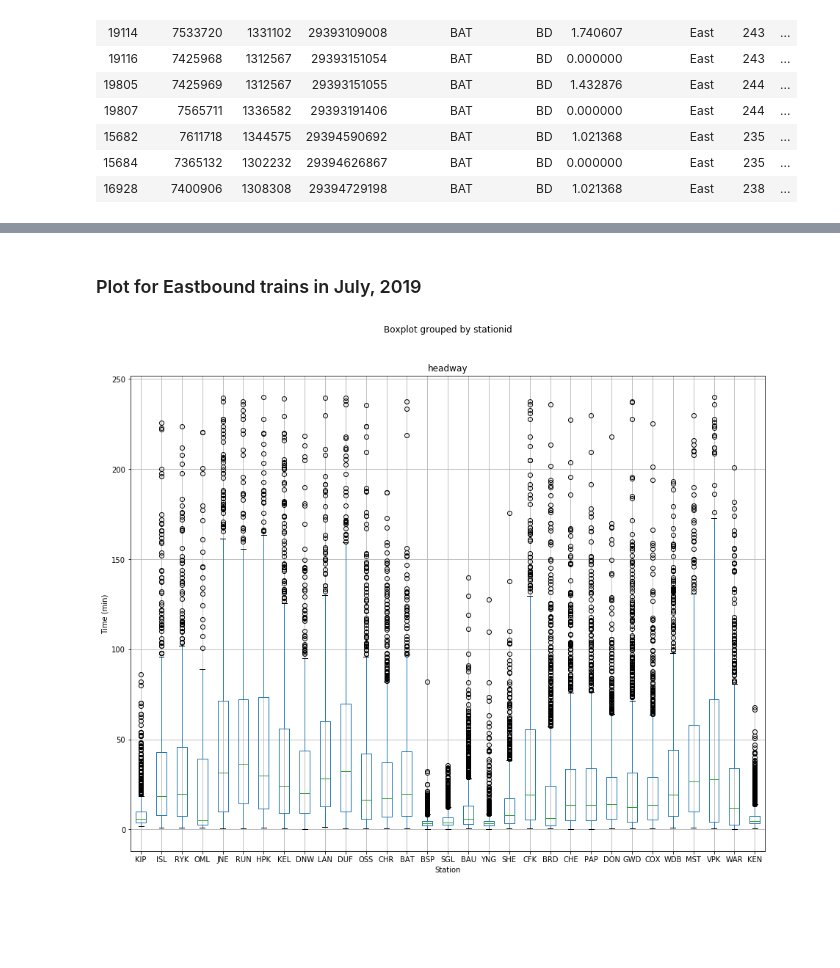
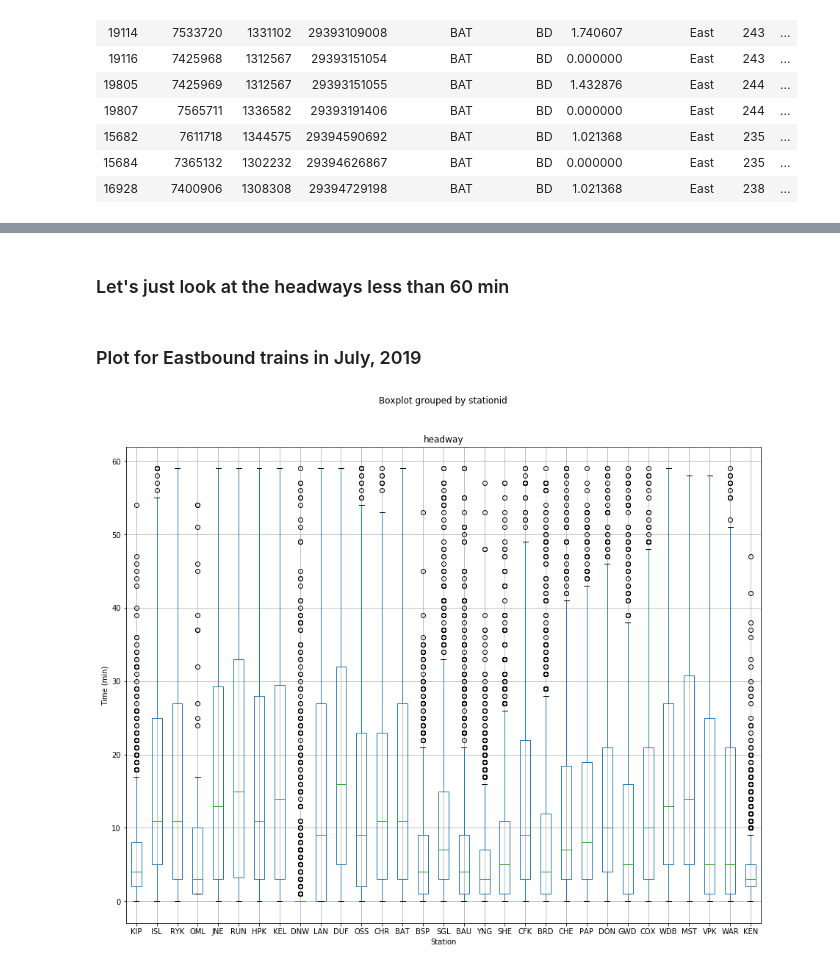
Before and after one commit to CivicTechTO/ttc_subway_times, a Jupyter notebook: doc/Headway_analysis.ipynb, the cells around one changed output, grey strips where cells are left out. Cells and saved outputs as stored; diff of their text form; code cells hidden in the pictures; blank space fills up the shorter version.

Commit message:
Update to Headway analysis

```diff
--- a/doc/Headway_analysis.ipynb
+++ b/doc/Headway_analysis.ipynb
@@ -24,6 +23,14 @@ import matplotlib.pyplot as plt; # for plotting
 
 df = pd.read_csv('merged_2019_04.csv'); # import data from Arrival_time_exploration_ver2
 
+df.drop(df[df['lineid']==1].index, inplace=True);
+df.drop(df[df['traindirection']=='West'].index, inplace=True);
+df.drop(df[pd.to_timedelta(df['time'])<pd.to_timedelta('7 hours')].index, inplace=True);
+df.drop(df[pd.to_timedelta(df['time'])>pd.to_timedelta('19 hours')].index, inplace=True);
+# find day of the week where Monday=0, Sunday=6
+df['day_of_week'] = pd.to_datetime(df['date']).dt.dayofweek;
+df.drop(df[df['day_of_week']>4].index, inplace=True);
+
 
 # sort data by train direction, station, and request date (ascending)
 df.sort_values(by=['traindirection','station_char','request_date'], inplace=True);
@@ -90,5 +81 @@ ttc_2[ttc_2.trainid.shift(2,fill_value = -1) == ttc_2.trainid]
-# %%
-# Remove these trains
-ttc_2.drop(ttc_2[(ttc_2.trainid.shift(-1,fill_value = -1) == ttc_2.trainid) & (
-        ttc_2.trainid.shift(1,fill_value = -1) == ttc_2.trainid)].index,inplace=True)
 # %% [markdown]
@@ -173,0 +161,7 @@ ttc_5.head(15)
+# %%
+headway2 = pd.to_datetime(ttc_4['request_date'][1:]).reset_index(
+    drop=True)-pd.to_datetime(ttc_4['request_date'][:-1]).reset_index(drop=True);
+
+# Add to ttc_5 data set
+ttc_5['headway2'] = headway2;
+ttc_5.head(15)
@@ -174,3 +186,5 @@ ttc_5.head(15)
+# %% [markdown]
+### Let's just look at the headways less than 60 min
 # %%
 # remove first train of a new day (starts at 6a.m.)
 # by removing headway greater than 4 hours and less than 0 days
@@ -178,19 +192,28 @@ ttc_5.drop(ttc_5[(ttc_5['headway'] > pd.to_timedelta('4 hours')) | (
         ttc_5['headway'] < pd.to_timedelta('0 days'))].index,inplace=True);
 
 # change headway column into numbers with unit: min
-ttc_5['headway'] = np.array(ttc_5['headway'].astype('timedelta64[ms]'))/60000;
+ttc_5['headway'] = np.array(ttc_5['headway'].astype('timedelta64[m]'));
+
+# Do the same for headway2
+ttc_5.drop(ttc_5[(ttc_5['headway2'] > pd.to_timedelta('4 hours')) | (
+        ttc_5['headway2'] < pd.to_timedelta('0 days'))].index,inplace=True);
+
+ttc_5['headway2'] = np.array(ttc_5['headway2'].astype('timedelta64[m]'));
+
+# Only for headway less than 60min
+ttc_efa = ttc_5.loc[(ttc_5['traindirection'] == 'East') & (ttc_5['headway'] < 60),
+        ['stationid','station_char','headway','headway2']].copy();
 # %% [markdown]
 ### Plot for Eastbound trains in July, 2019
 # %%
-ttc_efa = ttc_5.loc[ttc_5['traindirection'] == 'East',
-        ['stationid','station_char','headway']].copy();
+
 # sort stations from KIP to KEN
 ttc_efa.sort_values(by=['stationid'], inplace=True);
 
 plt.rcParams['figure.figsize'] = [15, 12];
 f1 = ttc_efa.boxplot(column=['headway'],by='stationid');
 f1.set_xticklabels(ttc_efa['station_char'].unique(), fontdict=None, minor=False);
 f1.set_xlabel('Station');
 f1.set_ylabel('Time (min)');
 # %% [output]
-[figure, old version]
+[figure, new version]
```
Also changed, not shown: parts of 19 cells of this notebook.
